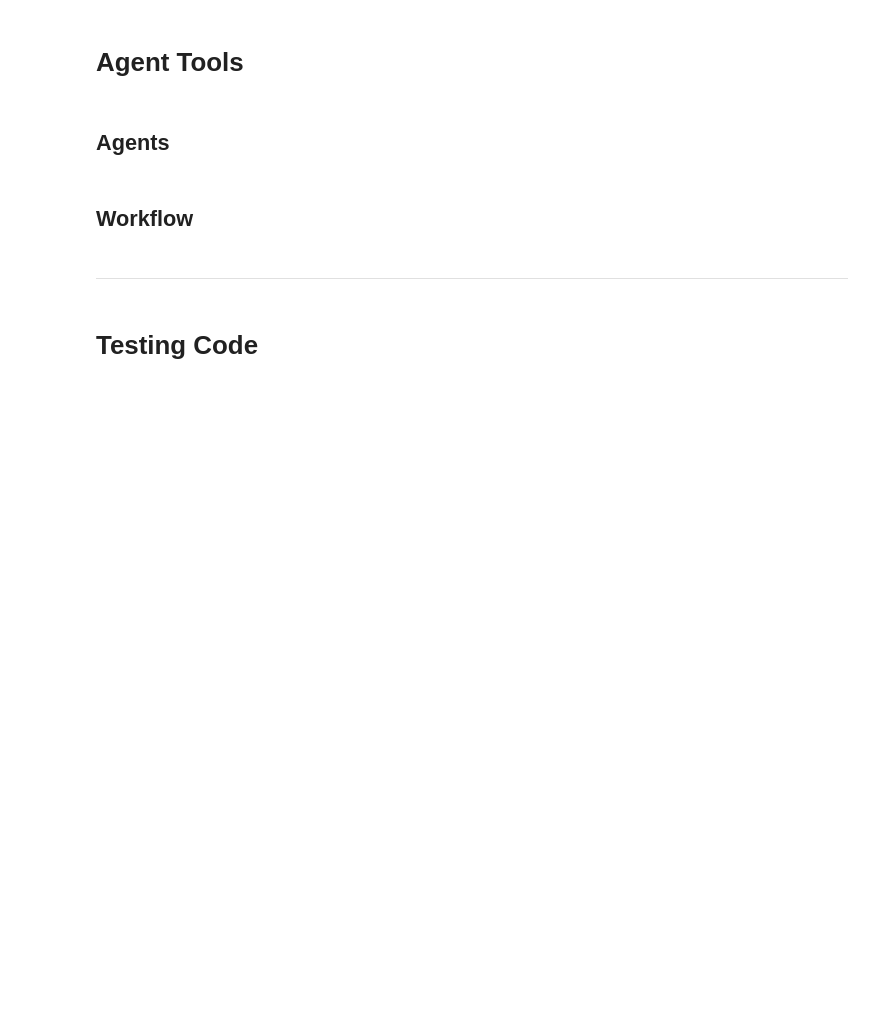
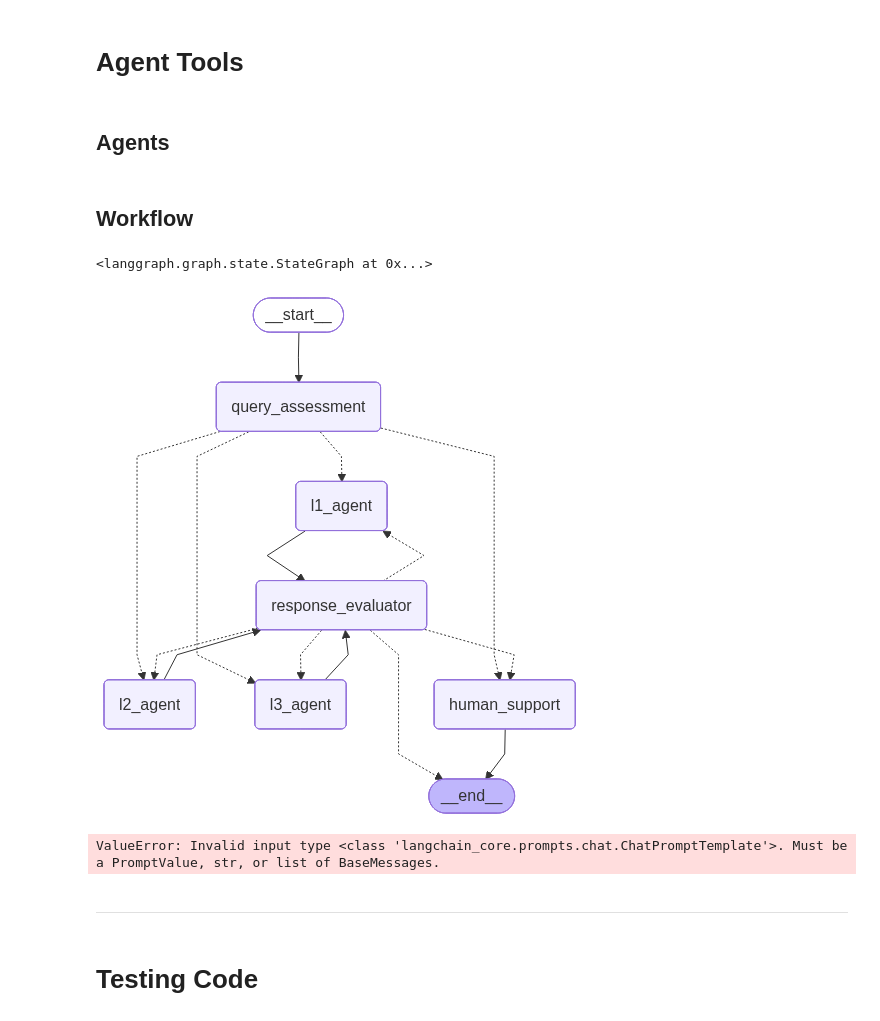
Before and after one commit to calvinwy/udacity_agentic_ai_langchang.langgraph, a Jupyter notebook: project_3/solution/03_agentic_app.ipynb, the cells around one changed output. Drawn from its saved outputs; the diff is of its cells as text; code cells hidden in the pictures; blank space fills up the shorter version.

Commit message:
Connected the workflow, but it doesn't really work.

```diff
--- a/project_3/solution/03_agentic_app.ipynb
+++ b/project_3/solution/03_agentic_app.ipynb
@@ -34,9 +38,9 @@ num_retrieval = 5
 # %%
 load_dotenv()
 OPENAI_API_KEY = os.getenv("OPENAI_API_KEY")
+TAVILY_API_KEY = os.getenv("TAVILY_API_KEY")
 # llm_base_url = "https://openai.vocareum.com/v1"
 llm_base_url = "https://api.openai.com/v1"
-
 
 llm_small = ChatOpenAI(
     model="gpt-3.5-turbo",
@@ -272,6 +181,5 @@ def confidence_evaluator(query: str, answer: str) -> float:
 # %%
-llm_initial_evaluator = llm_medium.bind_tools([knowledge_retrival,intent_check,sentiment_analyzer])
-llm_answer_evaluator = llm_medium.bind_tools([confidence_evaluator])
+llm_large_web_search = llm_large.bind_tools([web_search])
 # %% [markdown]
 ## Agents
 # %%
@@ -354,0 +384,4 @@ def l1_agent(state: TicketState):
+# %%
+def human_support(state: TicketState):
+    human_message = HumanMessage(content="System will send an email to human support.")
+    return {"messages": human_message}
@@ -355,5 +441,50 @@ def l1_agent(state: TicketState):
 # %% [markdown]
 ## Workflow
+# %%
+workflow = StateGraph(TicketState)
+
+workflow.add_node("query_assessment", query_assessment)
+workflow.add_node("l1_agent",l1_agent)
+workflow.add_node("l2_agent",l2_agent)
+workflow.add_node("l3_agent",l3_agent)
+workflow.add_node("human_support",human_support)
+workflow.add_node("response_evaluator",confidence_evaluator)
+
+workflow.add_edge(START,"query_assessment")
+workflow.add_edge("l1_agent","response_evaluator")
+workflow.add_edge("l2_agent","response_evaluator")
+workflow.add_edge("l3_agent","response_evaluator")
+
+
+workflow.add_conditional_edges(
+    source="query_assessment",
+    path=initial_routing,
+    path_map=["l1_agent","l2_agent","l3_agent","human_support"]
+)
+
+workflow.add_conditional_edges(
+    source="response_evaluator",
+    path=escalation_routing,
+    path_map=["l1_agent","l2_agent","l3_agent","human_support",END]
+)
+# %% [output]
+<langgraph.graph.state.StateGraph at 0x...>
+# %%
+graph = workflow.compile()
+display(
+    Image(
+        graph.get_graph().draw_mermaid_png()
+    )
+)
+# %% [output]
+[figure, added]
+# %%
+query = "Hi, I have a question regarding the billing for the events I attended last month. There seems to be a discrepancy in the charges, and I would like to understand the breakdown of the costs. Could you please provide a detailed billing statement? Thank you."
+output = graph.invoke(
+    input={"query": query}
+)
+# %% [output]
+ValueError: Invalid input type <class 'langchain_core.prompts.chat.ChatPromptTemplate'>. Must be a PromptValue, str, or list of BaseMessages.
 # %%
 # IDEALLY YOUR ONLY IMPORT HERE IS:
 # from agentic.workflow import orchestrator
```
Also changed, not shown: parts of 17 cells of this notebook.
